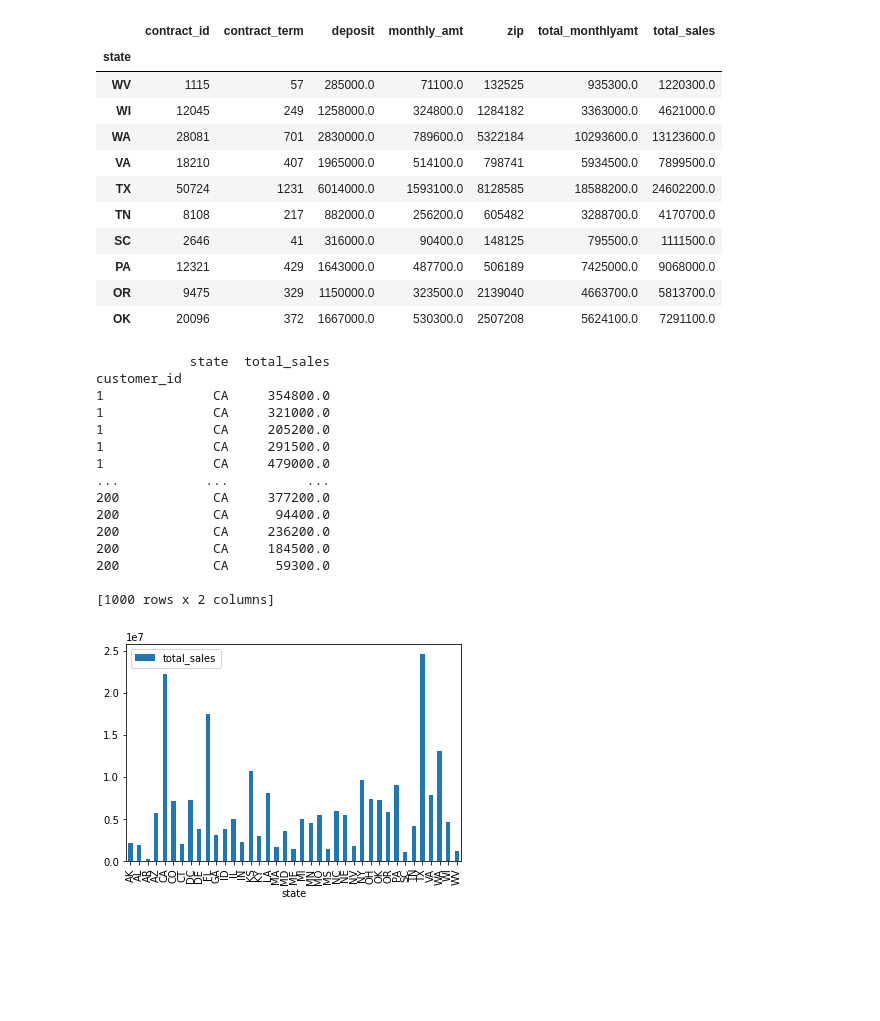
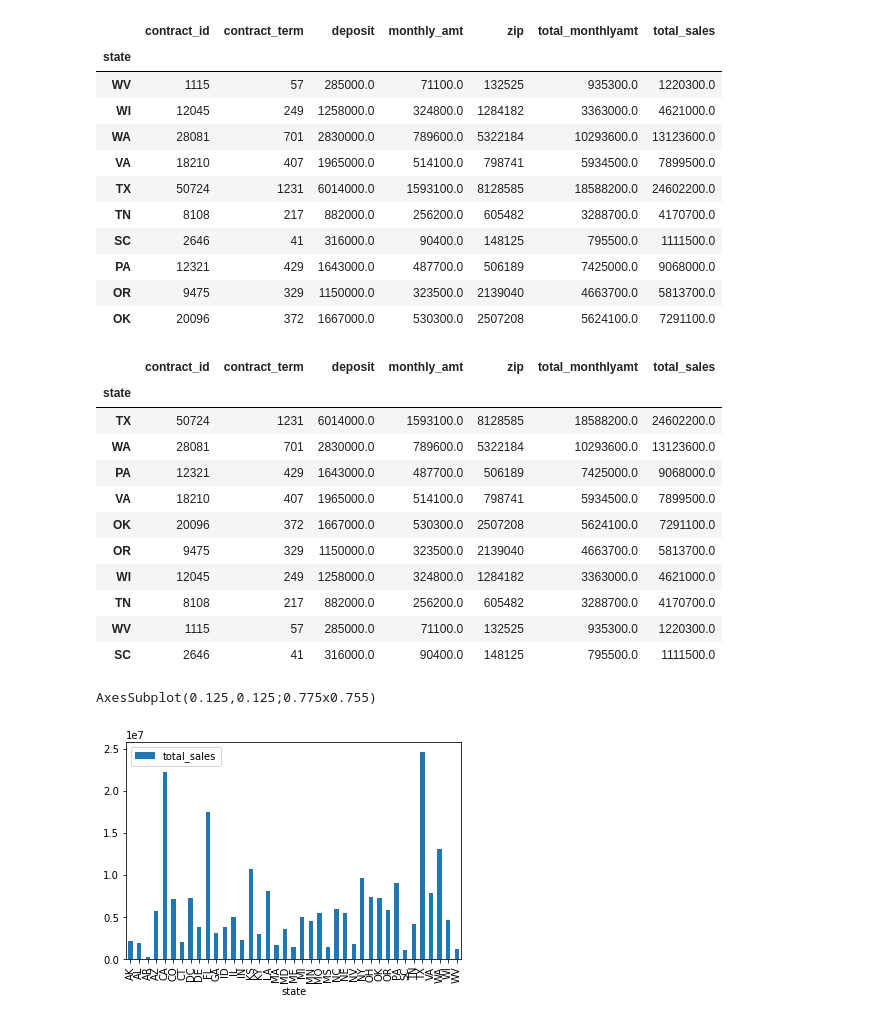
Before and after one commit to bthompson1000/consulting_visuals, a Jupyter notebook: notebooks/Brigette.ipynb, the cells around one changed output. Cells and saved outputs as stored; diff of their text form; code cells hidden in the pictures; blank space fills up the shorter version.

```diff
--- a/notebooks/Brigette.ipynb
+++ b/notebooks/Brigette.ipynb
@@ -210,25 +210,27 @@ sales_df
 | PA | 12321 | 429 | 1643000.0 | 487700.0 | 506189 | 7425000.0 | 9068000.0 |
 | OR | 9475 | 329 | 1150000.0 | 323500.0 | 2139040 | 4663700.0 | 5813700.0 |
 | OK | 20096 | 372 | 1667000.0 | 530300.0 | 2507208 | 5624100.0 | 7291100.0 |
+# %%
+sales_df = sales_df.sort_values(by="total_sales", ascending=False).head(10)
+sales_df
+# %% [output]
+|  | contract_id | contract_term | deposit | monthly_amt | zip | total_monthlyamt | total_sales |
+| state |  |  |  |  |  |  |  |
+| TX | 50724 | 1231 | 6014000.0 | 1593100.0 | 8128585 | 18588200.0 | 24602200.0 |
+| WA | 28081 | 701 | 2830000.0 | 789600.0 | 5322184 | 10293600.0 | 13123600.0 |
+| PA | 12321 | 429 | 1643000.0 | 487700.0 | 506189 | 7425000.0 | 9068000.0 |
+| VA | 18210 | 407 | 1965000.0 | 514100.0 | 798741 | 5934500.0 | 7899500.0 |
+| OK | 20096 | 372 | 1667000.0 | 530300.0 | 2507208 | 5624100.0 | 7291100.0 |
+| OR | 9475 | 329 | 1150000.0 | 323500.0 | 2139040 | 4663700.0 | 5813700.0 |
+| WI | 12045 | 249 | 1258000.0 | 324800.0 | 1284182 | 3363000.0 | 4621000.0 |
+| TN | 8108 | 217 | 882000.0 | 256200.0 | 605482 | 3288700.0 | 4170700.0 |
+| WV | 1115 | 57 | 285000.0 | 71100.0 | 132525 | 935300.0 | 1220300.0 |
+| SC | 2646 | 41 | 316000.0 | 90400.0 | 148125 | 795500.0 | 1111500.0 |
 # %%
 sales_df = df[["state", "total_sales"]]
-sales_df.groupby("state").sum("total_sales").plot(kind="bar")
+sales_chart = sales_df.groupby("state").sum("total_sales").plot(kind="bar")
 
-print (sales_df)
+print (sales_chart)
 # %% [output]
-            state  total_sales
-customer_id
-1              CA     354800.0
-1              CA     321000.0
-1              CA     205200.0
-1              CA     291500.0
-1              CA     479000.0
-...           ...          ...
-200            CA     377200.0
-200            CA      94400.0
-200            CA     236200.0
-200            CA     184500.0
-200            CA      59300.0
-
-[1000 rows x 2 columns]
+AxesSubplot(0.125,0.125;0.775x0.755)
 [figure]
```
